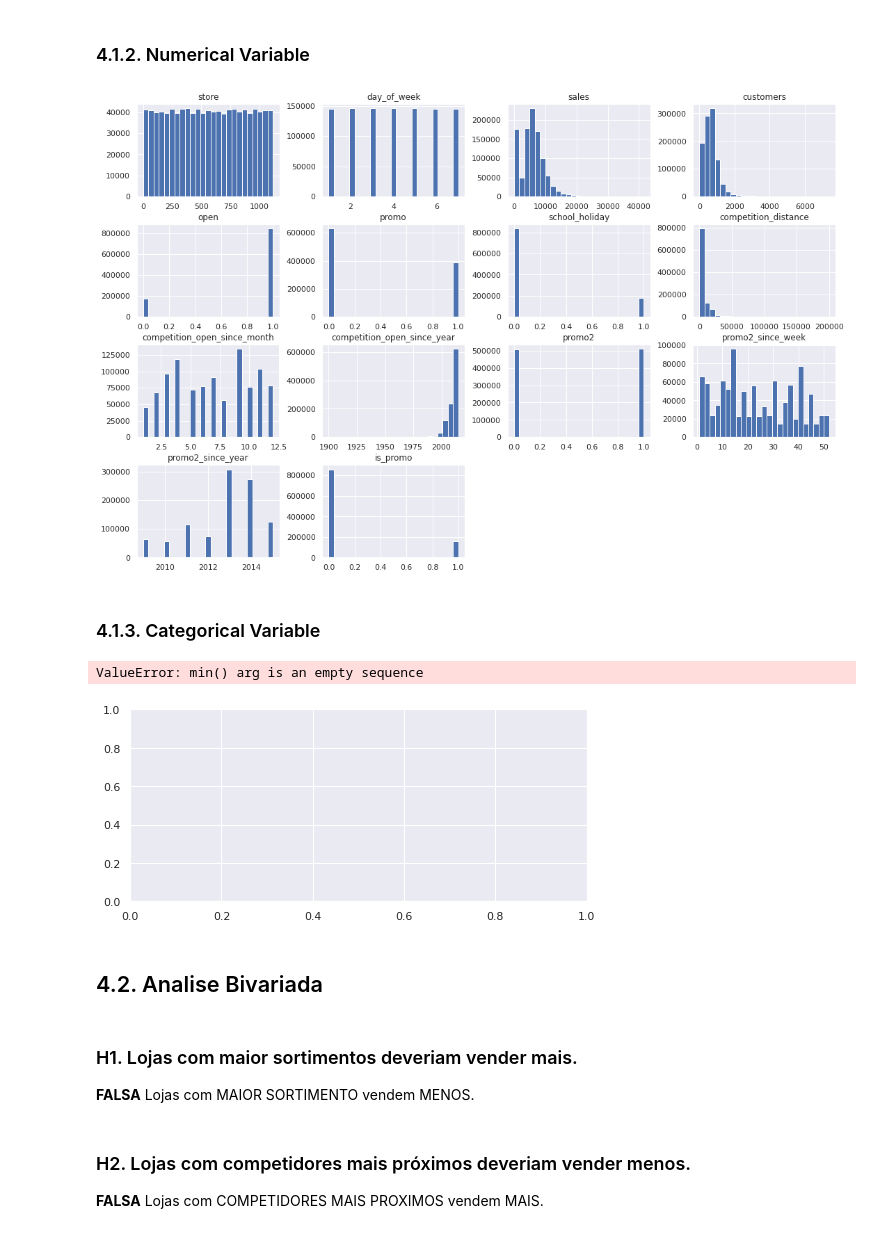
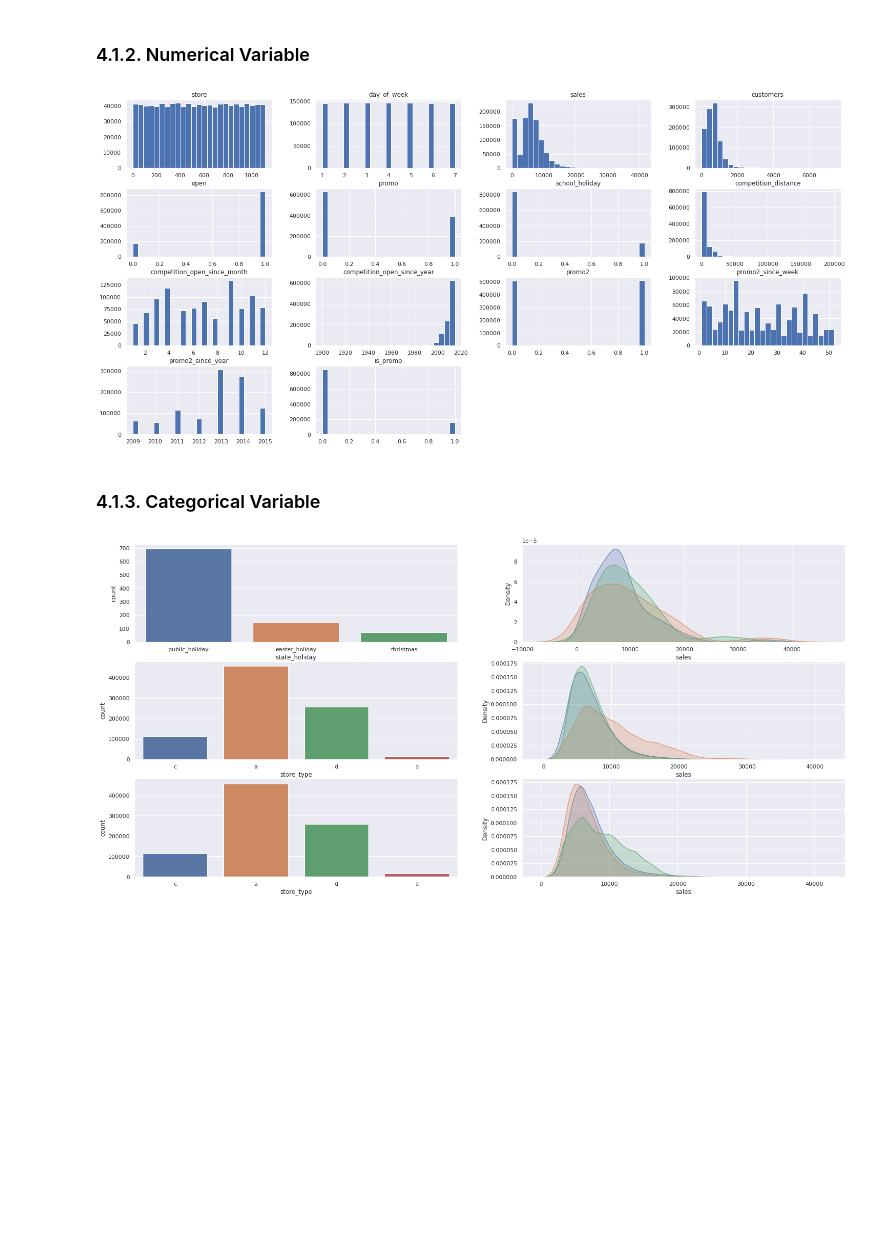
Before and after one commit to GabrielTrentino/DataScienceEmProducao, a Jupyter notebook: m04_v01_stores_sales_prediction.ipynb, the cells around one changed output. Drawn from its saved outputs; the diff is of its cells as text; code cells hidden in the pictures; blank space fills up the shorter version.

```diff
--- a/m04_v01_stores_sales_prediction.ipynb
+++ b/m04_v01_stores_sales_prediction.ipynb
@@ -316,16 +342,15 @@ sns.distplot(df4['sales'], kde=False)
 # %% [markdown]
 ### 4.1.2. Numerical Variable
 # %%
-ax = num_attributes.hist(bins=25, figsize=(18,12));
+ax = num_attributes.hist(bins=25);
 # %% [output]
-[figure, old version]
+[figure, new version]
 # %% [markdown]
 ### 4.1.3. Categorical Variable
 # %%
-fig, ax = plt.subplots(figsize=(18,12))
-plt.subplot(3, 2, 1)
+plt.subplot( 3, 2, 1 )
 a = df4[df4['state_holiday'] != 'regular_day']
-sns.countplot(a['state_holiday'])
+sns.countplot( a['state_holiday'] )
 
 plt.subplot(3, 2, 2)
 sns.kdeplot(df4[df4['state_holiday']=='public_holiday']['sales'],
@@ -357,10 +382,4 @@ sns.kdeplot(df4[df4['assortment']=='basic']['sales'],
 sns.kdeplot(df4[df4['assortment']=='extra']['sales'],
            label='public_holiday', shade=True);
 # %% [output]
-ValueError: min() arg is an empty sequence
-[figure, old version]
+[figure, new version]
-# %% [markdown]
-## 4.2. Analise Bivariada
-# %% [markdown]
-### H1. Lojas com maior sortimentos deveriam vender mais.
-**FALSA** Lojas com MAIOR SORTIMENTO vendem MENOS.
@@ -376,3 +385,0 @@ aux3.pivot( index='year_week', columns='assortment', values='sales' ).plot()
-# %% [markdown]
-### H2. Lojas com competidores mais próximos deveriam vender menos.
-**FALSA** Lojas com COMPETIDORES MAIS PROXIMOS vendem MAIS.
```
Also changed, not shown: parts of 38 cells of this notebook.
